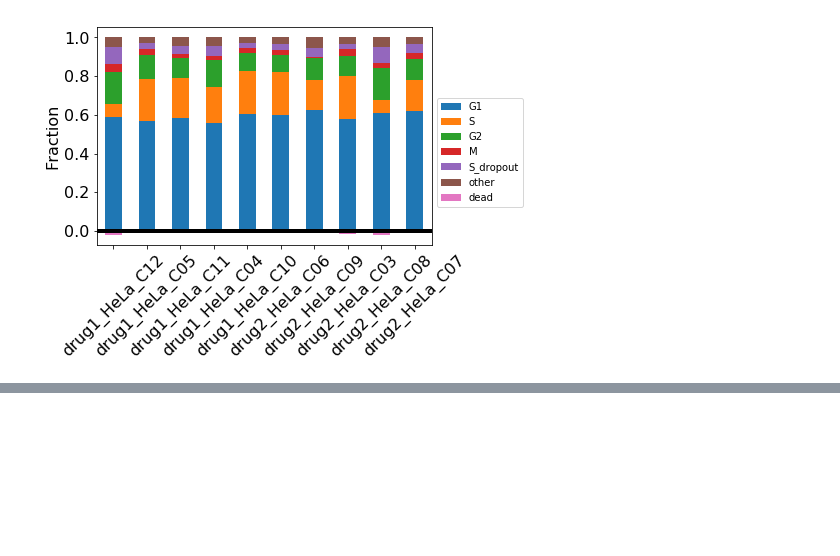
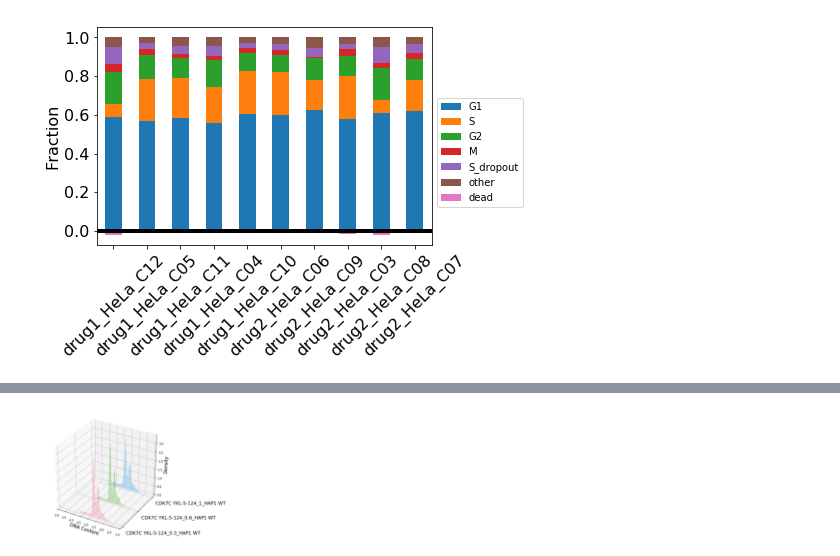
Before and after one commit to datarail/DrugResponse, a Jupyter notebook: python/cell_cycle_gating/examples/working_code_jake.ipynb, the cells around one changed output, grey strips where cells are left out. Drawn from its saved outputs; the diff is of its cells as text; code cells hidden in the pictures; blank space fills up the shorter version.

```diff
--- a/python/cell_cycle_gating/examples/working_code_jake.ipynb
+++ b/python/cell_cycle_gating/examples/working_code_jake.ipynb
@@ -50,0 +66,4 @@ group_hist3d(data)
+# %%
+g = stacked_hist3d(p)
+# %% [output]
+[figure, added]
```
Also changed, not shown: parts of 9 cells of this notebook, 1 other file.
